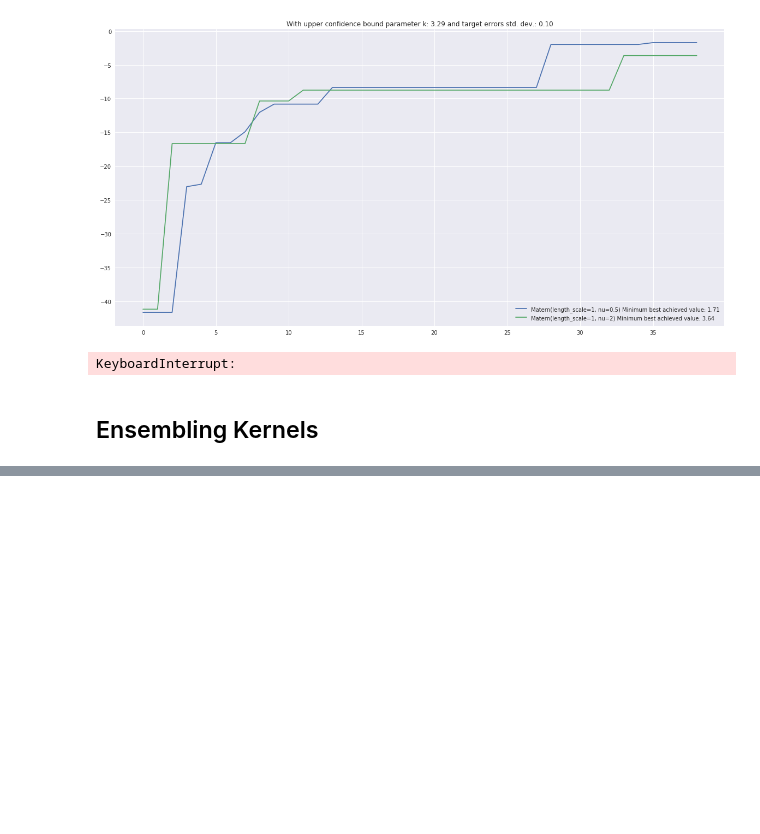
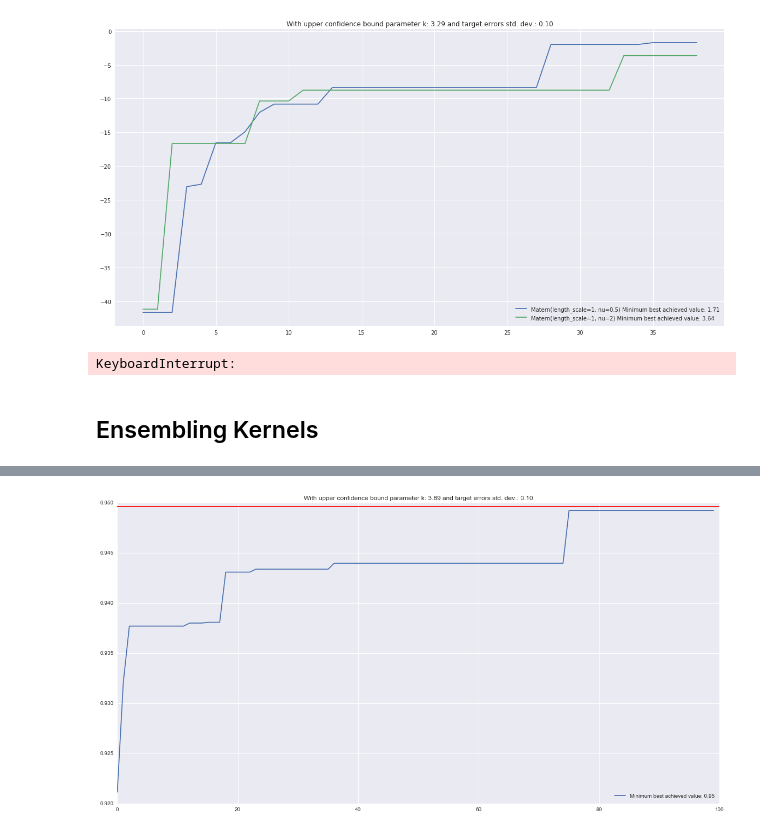
Before and after one commit to Westermann/bayes_opt, a Jupyter notebook: BayesianOptimizer.ipynb, the cells around one changed output, grey strips where cells are left out. Drawn from its saved outputs; the diff is of its cells as text; code cells hidden in the pictures; blank space fills up the shorter version.

```diff
--- a/BayesianOptimizer.ipynb
+++ b/BayesianOptimizer.ipynb
@@ -371,7 +371,7 @@ for k in [3.291]:
                     'k': k,
                     'type': 'upper_confidence_bound'
                 })
-                for t in range(25):
+                for t in range(100):
                     x = ro.suggest(return_dict=True)
                     y = - brannin_hoo([x['x1'], x['x2']], e_std=e) # negative to turn mimization into maximization
                     ro.update([x[fn] for fn in ro.feature_names], y)
@@ -466,7 +414,7 @@ for r in range(10):
         })
         opts.append(ro)
 
-    for t in range(25):
+    for t in range(100):
         if t > 5:
             lls = [ro.model.log_marginal_likelihood_value_ for ro in opts]
             best_opt_index = np.argmax(lls)
@@ -493,0 +465,75 @@ plt.show()
+# %%
+ data = pd.read_csv('wine.data', header=None, encoding='utf-8', delimiter=',')
+targets = data.iloc[:,0] - 1  # reindex from 0 for XGBoost
+features = data.iloc[:,1:]
+
+def cross_validate_xgb(features, targets, params, n_splits=2):
+    k_fold = KFold(n_splits=n_splits, shuffle=True, random_state=23)
+    param_names = list(params.keys())
+    results = []
+    for train, test in k_fold.split(features, targets):
+        train_data = xgb.DMatrix(data=features.iloc[train].values,
+                                 label=targets.iloc[train].values)
+        test_data = xgb.DMatrix(data=features.iloc[test].values,
+                                label=targets.iloc[test].values)
+        linear_tree_booster = xgb.train(
+            params={
+                'booster': 'gbtree',
+                'objective': 'multi:softmax',
+                'num_class': 3,
+                **params
+            },
+            dtrain=train_data,
+            num_boost_round=25
+        )
+        pred = linear_tree_booster.predict(test_data)
+        results.append(f1_score(test_data.get_label(), pred, average='weighted'))
+
+    return np.mean(results)
+
+e = .1
+k = 3.89
+opts = []
+all_results = []
+for r in range(10):
+    results = []
+    opts = []
+    for kernel in [Matern(nu=1/2), Matern(nu=3/2), Matern(nu=5/2), RBF(), RationalQuadratic()]:
+        ro = RangeOptimizer({
+            'max_depth': (2, 10),
+            'n_estimators': (1, 50),
+            'eta': (.01, .9)
+        }, kernel=kernel, init_observations=[
+            [10, 2, .1, cross_validate_xgb(features, targets, {'max_depth':2, 'n_estimators': 10, 'eta': .1})],
+            [10, 2, .5, cross_validate_xgb(features, targets, {'max_depth':2, 'n_estimators': 10, 'eta': .5})]
+        ], acquisition_params={
+            'k': k,
+            'type': 'upper_confidence_bound'
+        })
+        opts.append(ro)
+
+    for t in range(100):
+        if t > 5:
+            lls = [ro.model.log_marginal_likelihood_value_ for ro in opts]
+            best_opt_index = np.argmax(lls)
+            x = opts[best_opt_index].suggest(return_dict=True)
+        else:
+            x = np.random.choice(opts).suggest(return_dict=True)
+
+        y = cross_validate_xgb(features, targets, x) # negative to turn mimization into maximization
+        results.append(y)
+        [ro.update([x[fn] for fn in ro.feature_names], y) for ro in opts]
+        results[-1] = np.max([y, np.max(results)])
+
+    all_results.append(results)
+
+min_results = np.stack(all_results, axis=1).min(axis=1)
+
+plt.figure(figsize=(20,10))
+plt.plot(min_results, label='Minimum best achieved value: {:.2f}'.format(np.max(min_results[1:])))
+plt.title('With upper confidence bound parameter k: {:.2f} and target errors std. dev.: {:.2f}'.format(k, e))
+plt.legend(loc=4)
+plt.axhline(np.max(all_results), c='r')
+plt.show()
+# %% [output]
+[figure, added]
```
Also changed, not shown: parts of 6 cells of this notebook.
